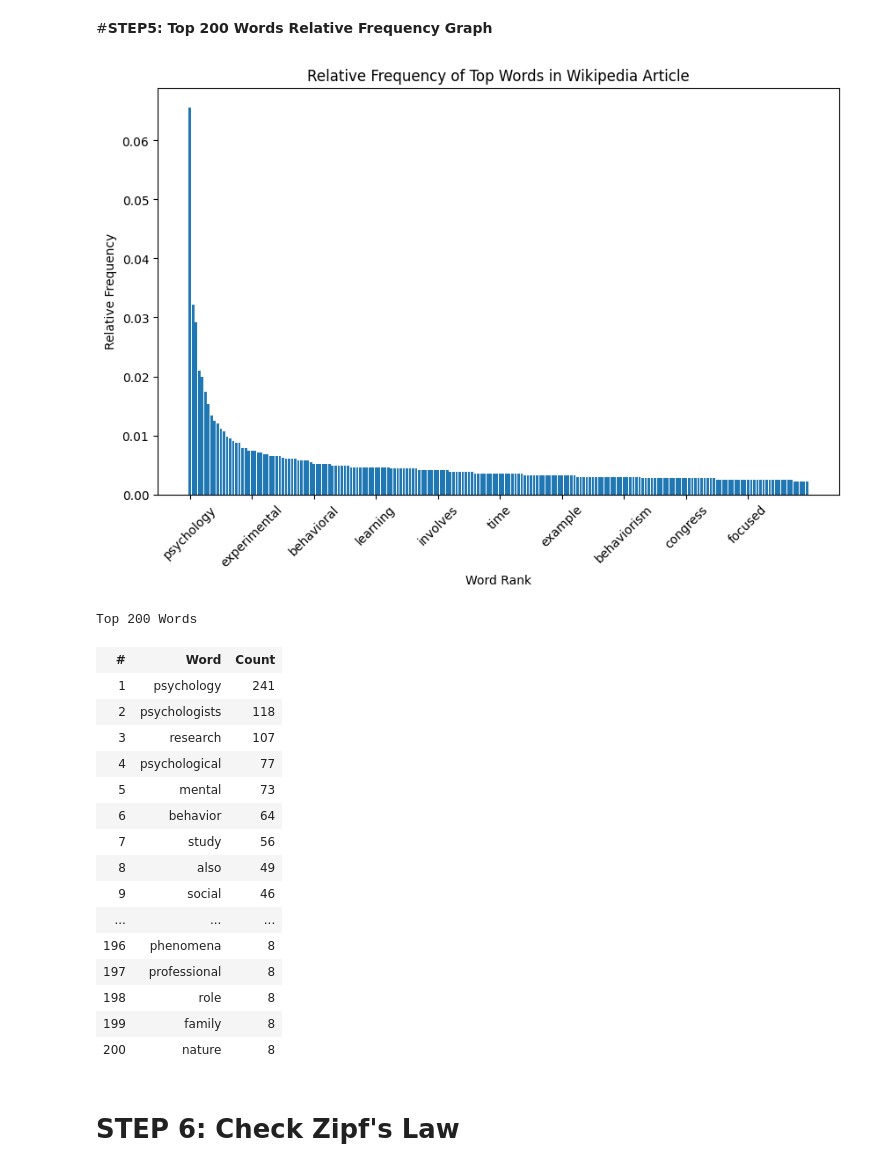
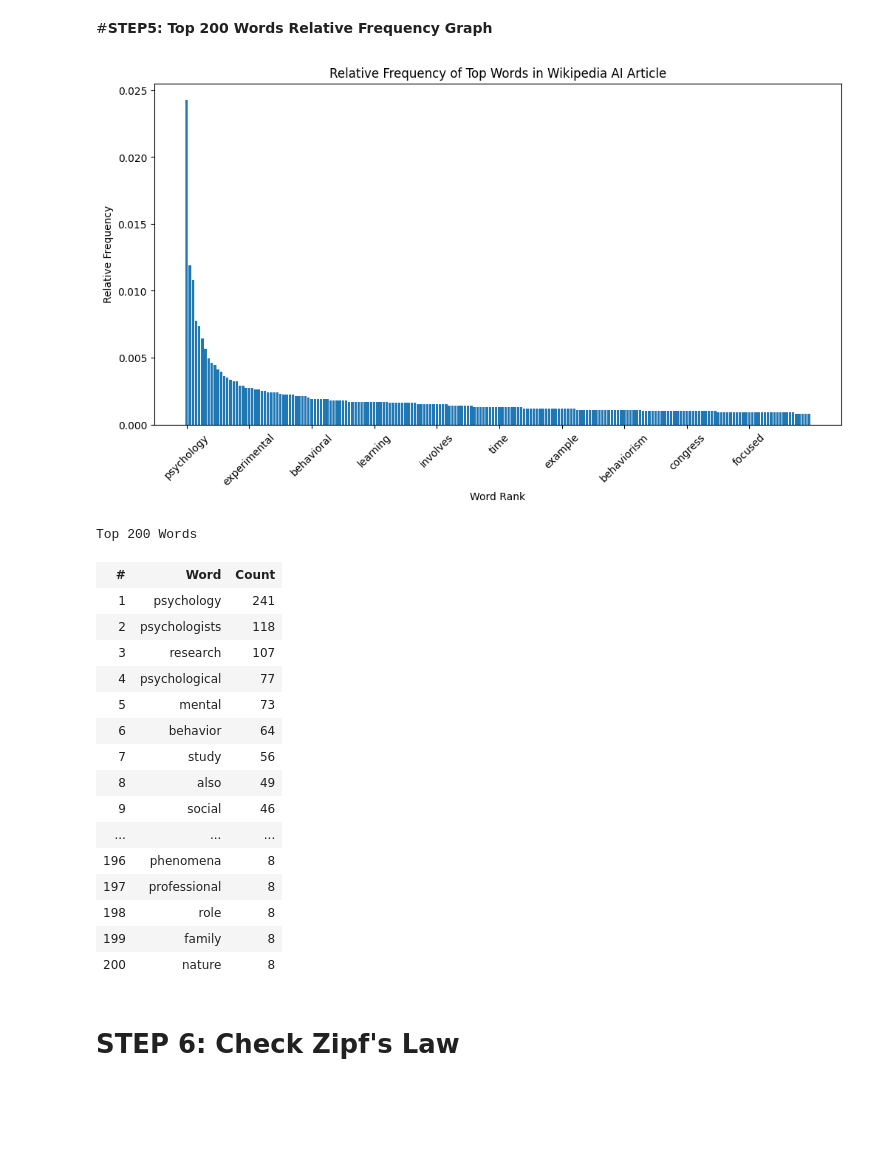
Before and after one commit to umais/DATA620, a Jupyter notebook: week8/Assignment_Week8.ipynb, the cells around one changed output. Saved outputs shown, nothing was run; the diff lists cells and outputs as text; code cells hidden in the pictures; blank space fills up the shorter version.

```diff
--- a/week8/Assignment_Week8.ipynb
+++ b/week8/Assignment_Week8.ipynb
@@ -150,61 +150,47 @@ plt.show()
 # %% [markdown]
 #**STEP5:  Top 200 Words Relative Frequency Graph**
 # %%
-
 # Adjust if fewer than 200 words exist
 top_n = min(200, len(sorted_word_counts))
 top_words = sorted_word_counts[:top_n]
 
-
-
 # Plot relative frequency of top words
 words, counts = zip(*top_words)
-relative_frequencies = np.array(counts) / sum(counts)
-
-# Create the plot and display it inline in the same Jupyter cell
-plt.figure(figsize=(10, 6))
+relative_frequencies = np.array(counts) / total_words
+plt.figure(figsize=(12, 6))
 plt.bar(range(1, top_n + 1), relative_frequencies)
 plt.xticks(range(1, top_n + 1, max(1, top_n // 10)), words[::max(1, top_n // 10)], rotation=45)
 plt.xlabel("Word Rank")
 plt.ylabel("Relative Frequency")
-plt.title("Relative Frequency of Top Words in Wikipedia Article")
+plt.title("Relative Frequency of Top Words in Wikipedia AI Article")
+plt.show()
+# Generate HTML table with Serial Number, Word, and Count
 
-# Display the chart next to the table
-plt.show()
-
-# Generate HTML table with Serial Number, Word, and Count
 html_table = """
-<h1 style="font-weight:bold;">Top 200 Words</h1>
-<div style="display: flex; justify-content: space-between; align-items: flex-start;">
-    <div style="width: 48%; padding-right: 2%;">
-        <table style="width:100%; border:1px solid black; border-collapse: collapse; text-align: left;">
-          <tr>
-            <th style="padding: 8px; border: 1px solid black; background-color: #f2f2f2;">#</th>
-            <th style="padding: 8px; border: 1px solid black; background-color: #f2f2f2;">Word</th>
-            <th style="padding: 8px; border: 1px solid black; background-color: #f2f2f2;">Count</th>
-          </tr>
+<h1 style=font-weight:bold>Top 200 Words</h1><table style="width:50%; border:1px solid black; border-collapse: collapse; text-align: left;">
+  <tr>
+    <th style="padding: 8px; border: 1px solid black; background-color: #f2f2f2;">#</th>
+    <th style="padding: 8px; border: 1px solid black; background-color: #f2f2f2;">Word</th>
+    <th style="padding: 8px; border: 1px solid black; background-color: #f2f2f2;">Count</th>
+  </tr>
 """
 
 # Loop through the top words and add them to the table with serial number
 for idx, (word, count) in enumerate(top_words, start=1):  # Show top 10 words
     html_table += f"""
     <tr>
       <td style="padding: 8px; border: 1px solid black;">{idx}</td>
       <td style="padding: 8px; border: 1px solid black;">{word}</td>
       <td style="padding: 8px; border: 1px solid black;">{count}</td>
     </tr>
     """
 
-html_table += """
-        </table>
-    </div>
-    <div style="width: 48%; display: flex; justify-content: center;">
-"""
+html_table += "</table>"
 
 # Display the HTML table
 display(HTML(html_table))
 # %% [output]
-[figure, old version]
+[figure, new version]
 Top 200 Words
 | # | Word | Count |
 | 1 | psychology | 241 |
```
Also changed, not shown: parts of 3 cells of this notebook.
